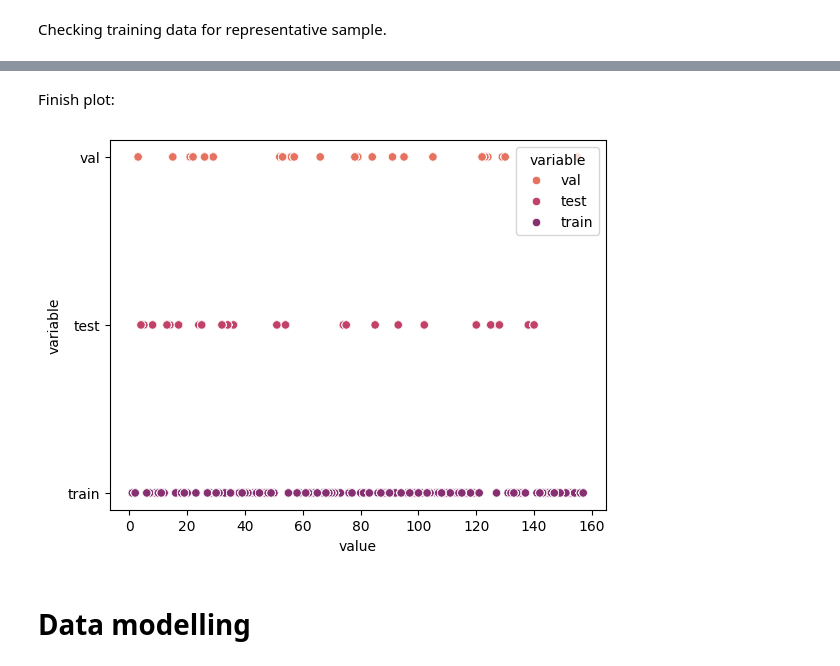
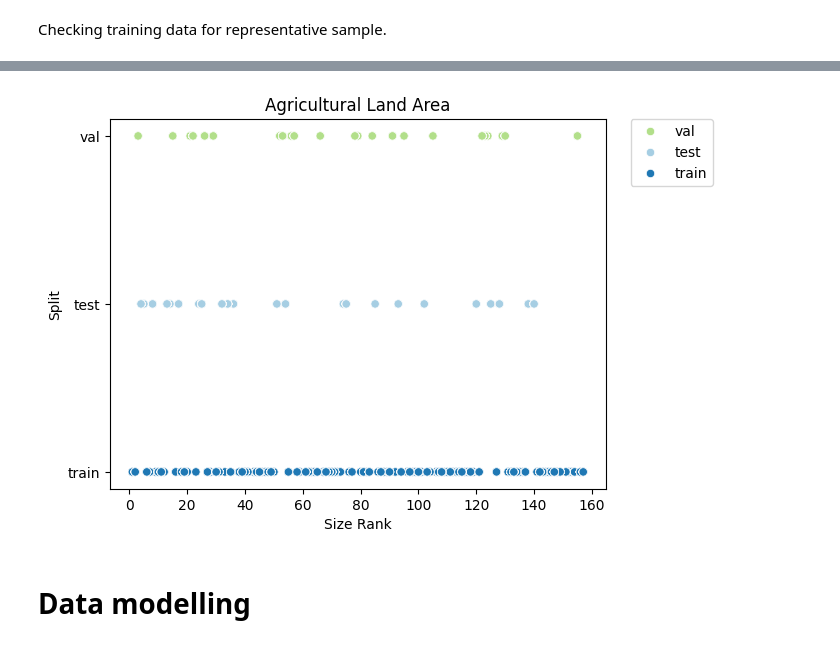
Before and after one commit to marcbarc19/DataScienceExam, a Jupyter notebook: agricultural_land-modelling.ipynb, the cells around one changed output, grey strips where cells are left out. Saved outputs shown, nothing was run; the diff lists cells and outputs as text; code cells hidden in the pictures.

```diff
--- a/agricultural_land-modelling.ipynb
+++ b/agricultural_land-modelling.ipynb
@@ -829,14 +829,17 @@ display(size_df)
-# %% [markdown]
-Finish plot:
 # %%
 sns.scatterplot(data=size_df,
                 y='variable',
                 x='value',
                 marker='o',
-                hue='variable', palette='flare')
+                hue='variable', palette= my_palette)
+
+plt.title('Agricultural Land Area')
+plt.ylabel('Split')
+plt.xlabel('Size Rank')
+plt.legend(bbox_to_anchor=(1.05, 1), loc=2, borderaxespad=0.)
 plt.show()
 # %% [output]
-[figure, old version]
+[figure, new version]
 # %% [markdown]
 # Data modelling
 # %%
```
Also changed, not shown: parts of 99 cells of this notebook, 2 other files.
